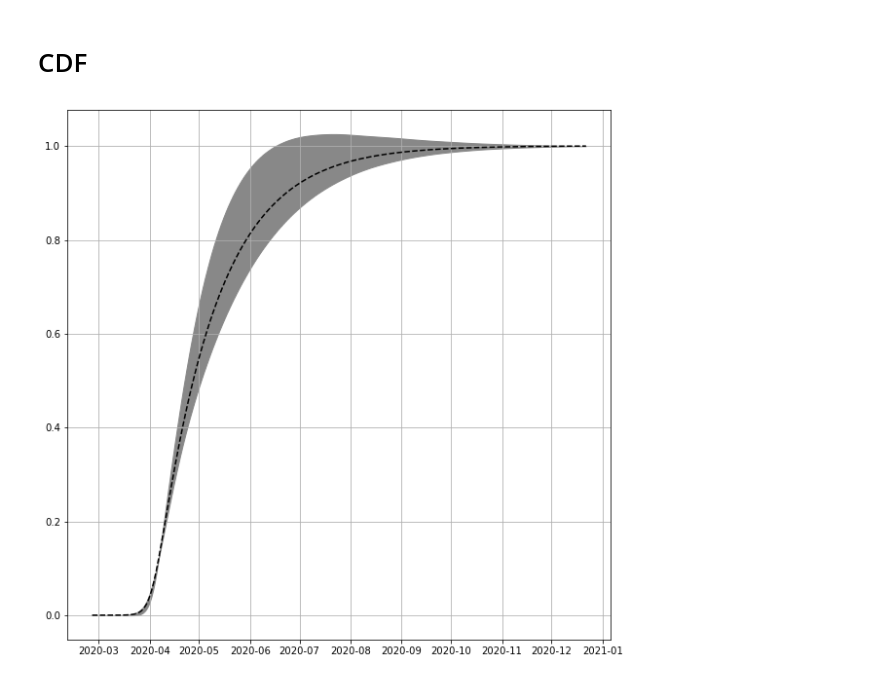
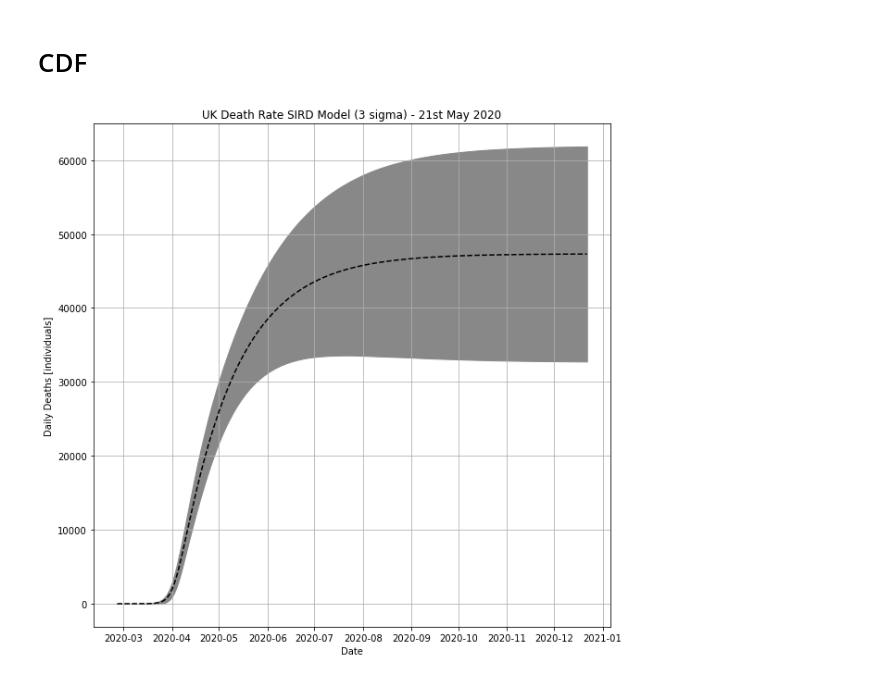
Before and after one commit to dkersh/UK_Covid19_SIRD_model, a Jupyter notebook: studyData.ipynb, the cells around one changed output. Drawn from its saved outputs; the diff is of its cells as text; code cells hidden in the pictures.

```diff
--- a/studyData.ipynb
+++ b/studyData.ipynb
@@ -112,14 +112,14 @@ plt.show()
 # CDF
 # %%
 plt.figure(figsize=(10, 10))
-plt.plot(ttt, np.cumsum(pred)/np.sum(pred), '--k')
+plt.plot(ttt, np.cumsum(pred), '--k')
 #plt.plot(ttt, np.cumsum(pred-uncertainties)/np.sum(pred-uncertainties))
 #plt.plot(ttt, np.cumsum(pred+uncertainties)/np.sum(pred+uncertainties))
-plt.fill_between(ttt, np.cumsum(pred-uncertainties)/np.sum(pred-uncertainties), np.cumsum(pred+uncertainties)/np.sum(pred+uncertainties), color='#888888')
+plt.fill_between(ttt, np.cumsum(pred-uncertainties), np.cumsum(pred+uncertainties), color='#888888')
 plt.grid(True)
 plt.xlabel('Date')
 plt.ylabel('Daily Deaths [individuals]')
 plt.title('UK Death Rate SIRD Model (3 sigma) - 21st May 2020')
 plt.show()
 # %% [output]
-[figure, old version]
+[figure, new version]
```
